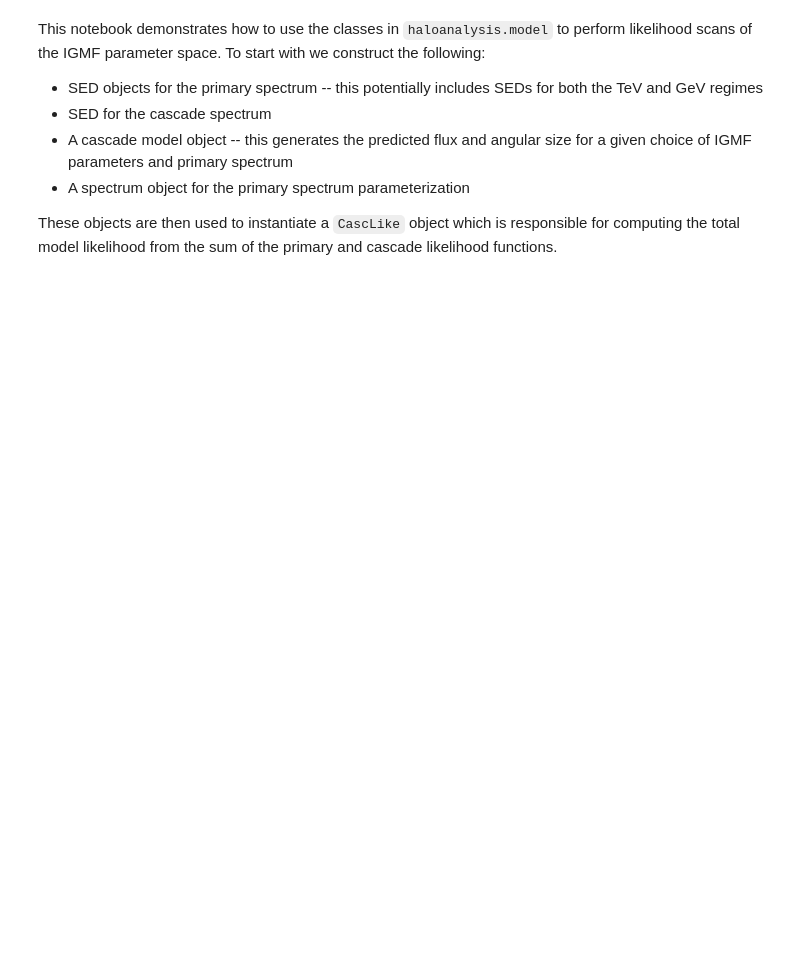
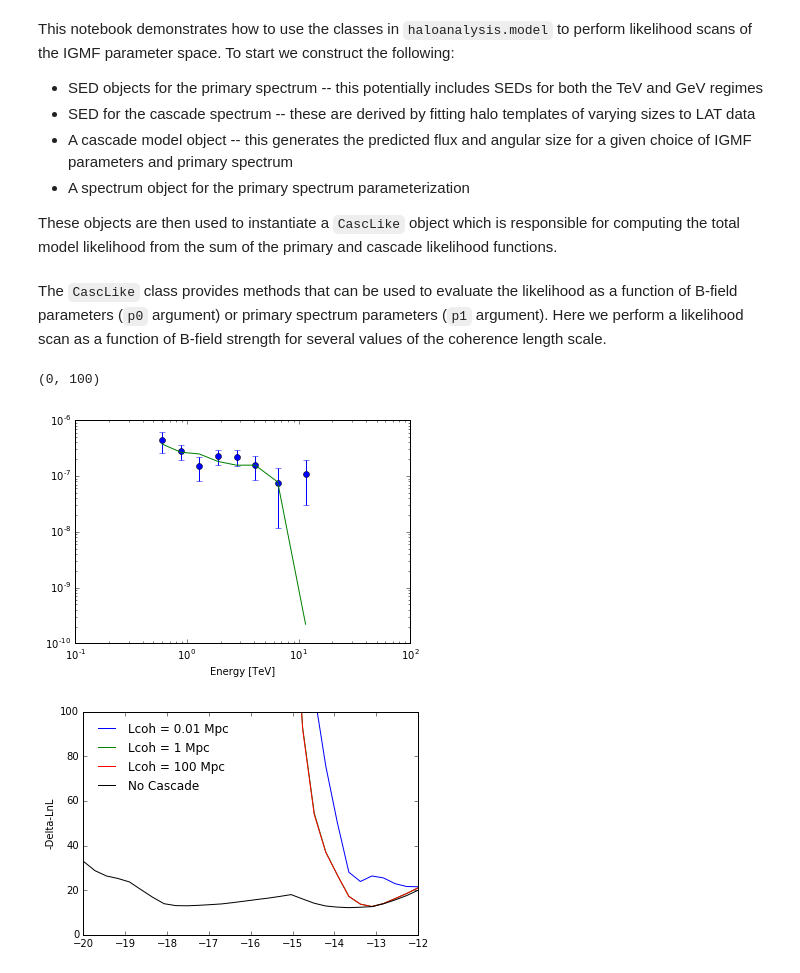
Before and after one commit to fermiPy/extpipe, a Jupyter notebook: notebooks/igmf_scan_examples.ipynb, the cells around one changed output. Cells and saved outputs as stored; diff of their text form; code cells hidden in the pictures; blank space fills up the shorter version.

```diff
--- a/notebooks/igmf_scan_examples.ipynb
+++ b/notebooks/igmf_scan_examples.ipynb
@@ -1,8 +1,8 @@
 # %% [markdown]
-This notebook demonstrates how to use the classes in `haloanalysis.model` to perform likelihood scans of the IGMF parameter space.  To start with we construct the following:
+This notebook demonstrates how to use the classes in `haloanalysis.model` to perform likelihood scans of the IGMF parameter space.  To start we construct the following:
 
 * SED objects for the primary spectrum -- this potentially includes SEDs for both the TeV and GeV regimes
-* SED for the cascade spectrum
+* SED for the cascade spectrum -- these are derived by fitting halo templates of varying sizes to LAT data
 * A cascade model object -- this generates the predicted flux and angular size for a given choice of IGMF parameters and primary spectrum
 * A spectrum object for the primary spectrum parameterization
 
@@ -27,4 +29,39 @@ sed_prim = CastroData.create_from_flux_points('veritas_1es0229.ecsv')
 sed_casc = HaloSED.create_from_fits(tab_casc[0])
 hmm = CascModel.create_from_fits('results.fits')
 hl = CascLike(hmm, fn, sed_casc, sed_prim)
+# %% [markdown]
+The `CascLike` class provides methods that can be used to evaluate the likelihood as a function of B-field parameters (`p0` argument) or primary spectrum parameters (`p1` argument).  Here we perform a likelihood scan as a function of B-field strength for several values of the coherence length scale.
+# %%
+
+lnl, p1 = hl.fit([0.0,-16.0],fn.params,method='SLSQP',casc_scale=1E-6)
+igmf = np.linspace(-20.0,-12.0,30)
+lnl0 = hl.lnl([-2.0,igmf],p1)
+lnl1 = hl.lnl([0.0,igmf],p1)
+lnl2 = hl.lnl([2.0,igmf],p1)
+
+lnl_null = hl.lnl([2.0,igmf],p1,casc_scale=1E-6)
+
+plt.figure()
+plt.errorbar(sed_prim.ectr/1E6,
+             sed_prim.ectr*sed_prim.flux,
+             sed_prim.ectr*sed_prim.flux_err,
+             marker='o',linestyle='None')
+plt.errorbar(sed_prim.ectr/1E6,
+            sed_prim.ectr*hmm.prim_flux(fn,[0.0,-16.0],p1,axis_eobs=hl._axis_prim))
+plt.gca().set_yscale('log')
+plt.gca().set_xscale('log')
+plt.gca().set_xlabel('Energy [TeV]')
+
+plt.figure()
+plt.plot(igmf,lnl0,label='Lcoh = 0.01 Mpc')
+plt.plot(igmf,lnl1,label='Lcoh = 1 Mpc')
+plt.plot(igmf,lnl2,label='Lcoh = 100 Mpc')
+plt.plot(igmf,lnl_null,label='No Cascade',color='k')
+plt.gca().legend(frameon=False,loc='upper left')
+plt.gca().set_ylabel('-Delta-LnL')
+plt.gca().set_ylim(0,100)
+# %% [output]
+(0, 100)
+[figure, added]
+[figure, added]
 # %% [markdown]
```
Also changed, not shown: parts of 4 cells of this notebook, 6 other files.
